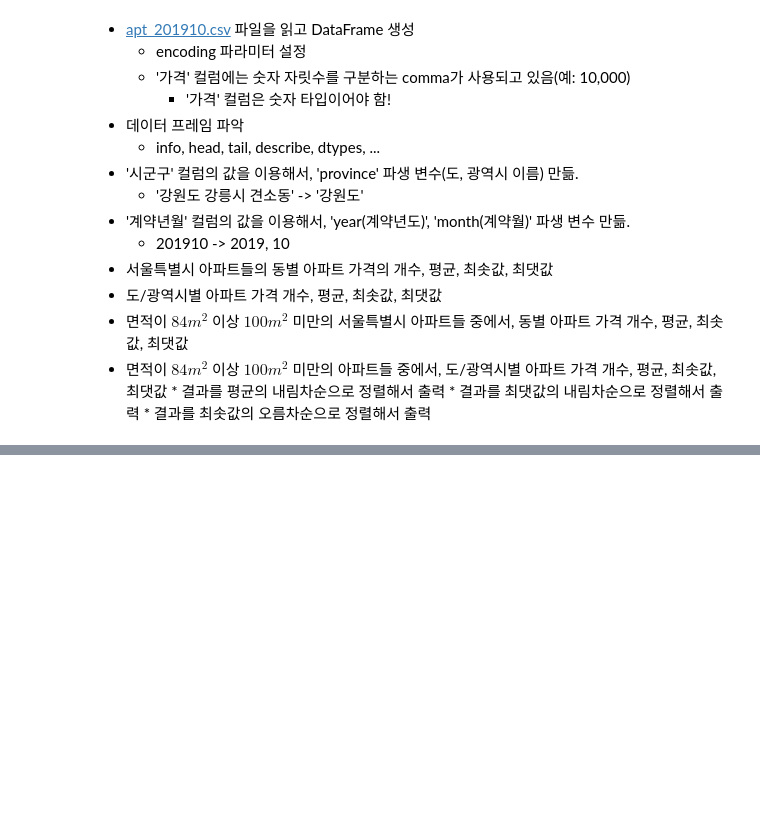
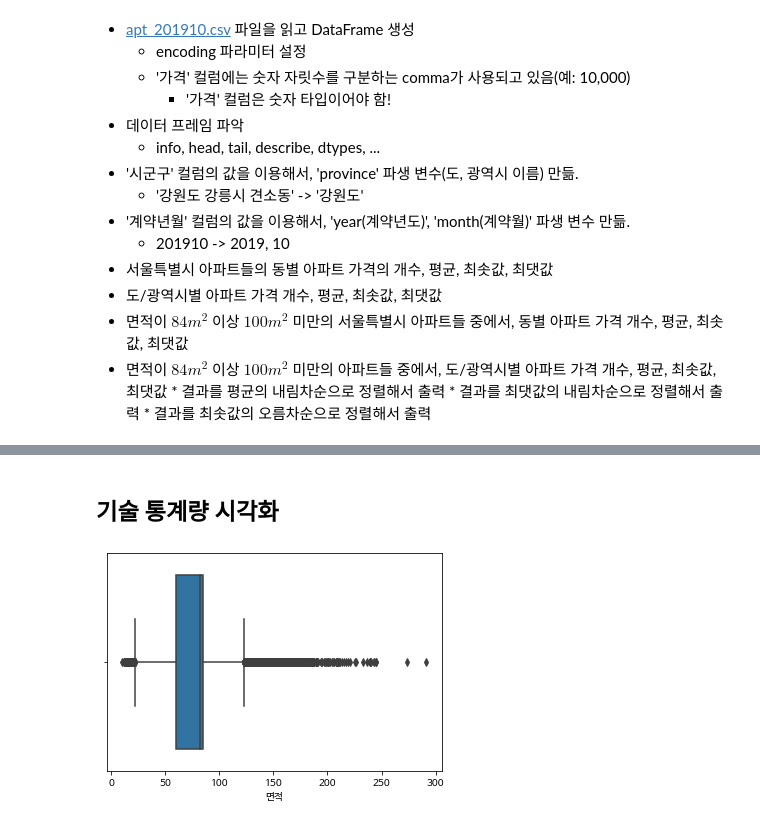
Before and after one commit to DavidJeonKr/lab_python, a Jupyter notebook: py26_apt.ipynb, the cells around one changed output, grey strips where cells are left out. Cells and saved outputs as stored; diff of their text form; code cells hidden in the pictures; blank space fills up the shorter version.

```diff
--- a/py26_apt.ipynb
+++ b/py26_apt.ipynb
@@ -96,4 +124,0 @@ price = apt['가격'].str.replace(',', '')
-# %%
-apt['가격'] = price
-# %%
-apt['가격'] = apt['가격'].astype('int')
@@ -172,3 +124,0 @@ dtype: object
-# %%
-apt['province'] = apt['시군구'].str.split(' ', expand=True)[0]
-apt['city'] = apt['시군구'].str.split(' ', expand=True)[1]
@@ -381,0 +148,8 @@ test.sort_values(by='min')
+# %% [markdown]
+## 기술 통계량 시각화
+# %%
+# 아파트 면적 시각화
+sns.boxplot(x='면적', data=apt)
+plt.show()
+# %% [output]
+[figure, added]
```
Also changed, not shown: parts of 122 cells of this notebook.
